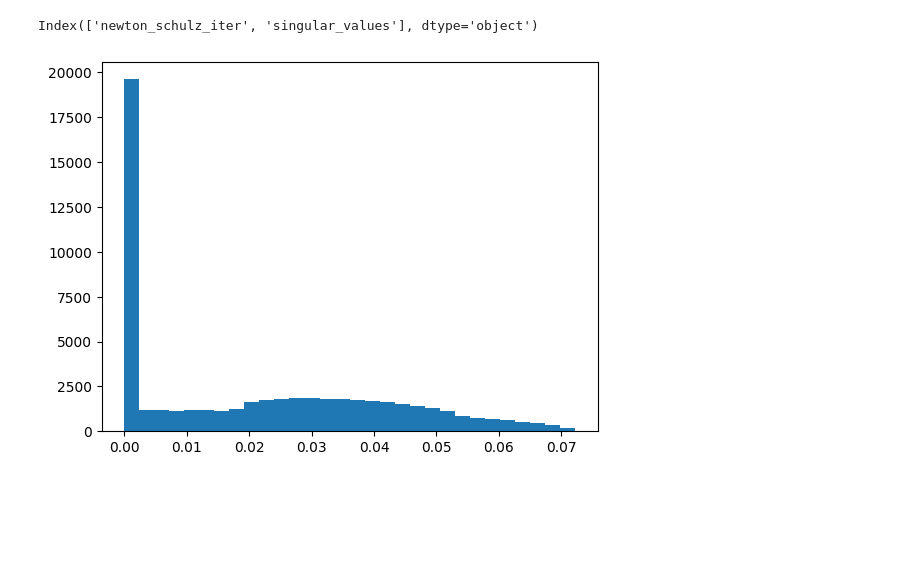
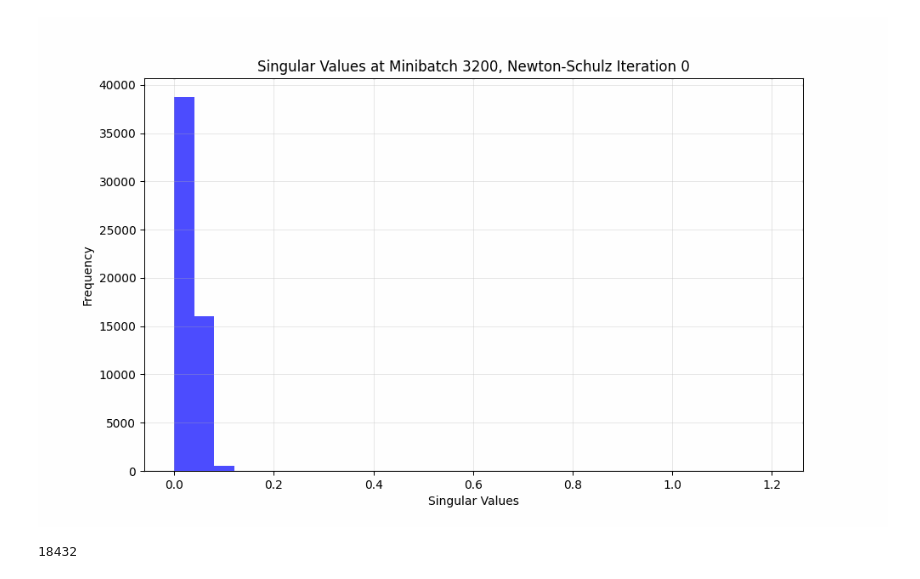
Before and after one commit to jeffreyscheng/modded-nanogpt, a Jupyter notebook: 1_viz_singular_values.ipynb, the cells around one changed output. Cells and saved outputs as stored; diff of their text form; code cells hidden in the pictures; blank space fills up the shorter version.

```diff
--- a/1_viz_singular_values.ipynb
+++ b/1_viz_singular_values.ipynb
@@ -6,0 +10,40 @@ import ast
+# %%
+def animate_singular_values(minibatch_idx, save_path='singular_values.gif', interval=200, bins=30):
+    df = pd.read_csv(f"logs/{run_id}/singular_values_at_step{minibatch_idx}.csv")
+    df['singular_values'] = df['singular_values'].apply(ast.literal_eval)
+
+    fig, ax = plt.subplots(figsize=(10, 6))
+
+    # Unpack lists and find global min/max
+    all_values = np.concatenate(df['singular_values'].values)
+    value_range = (float(np.min(all_values)), float(np.max(all_values)))
+
+    def update(i):
+        ax.clear()
+        current_data = np.concatenate(df[df['newton_schulz_iter'] == i]['singular_values'].values)
+
+        ax.hist(current_data, bins=bins,
+               range=value_range,
+               alpha=0.7, color='blue')
+
+        ax.set(xlabel='Singular Values',
+               ylabel='Frequency',
+               title=f'Singular Values at Minibatch {minibatch_idx}, Newton-Schulz Iteration {i}')
+        ax.grid(alpha=0.3)
+
+    anim = FuncAnimation(
+        fig,
+        update,
+        frames=int(df['newton_schulz_iter'].max()) + 1,
+        interval=interval
+    )
+
+    # Save as GIF
+    writer = PillowWriter(fps=1000/interval)  # Convert interval to fps
+    anim.save(f"{run_id}_{minibatch_idx}_singular_values.gif", writer=writer)
+    plt.close()
+
+    return anim
+
+# Usage:
+# animate_singular_values(df0, save_path='my_animation.gif', interval=500)
@@ -7,14 +60,12 @@ import ast
+# %%
+animate_singular_values(minibatch_idx=3200)
+display(Image(f"{run_id}_3200_singular_values.gif"))
+# %% [output]
+[figure, added]
 # %%
-run_id = "3ce1d440-8ff2de36"
-
-df0 = pd.read_csv(f"logs/{run_id}/singular_values_at_step0.csv")
-df0['singular_values'] = df0['singular_values'].apply(ast.literal_eval)
+df = pd.read_csv(f"logs/{run_id}/singular_values_at_step0.csv")
+df['singular_values'] = df['singular_values'].apply(ast.literal_eval)
+singular_values_at_step9 = df.loc[df['newton_schulz_iter'] == 0]['singular_values'].tolist()[0]
+len([x for x in singular_values_at_step9 if x == 0.0])
+# %% [output]
+18432
-# %%
-df0.columns
-# %% [output]
-Index(['newton_schulz_iter', 'singular_values'], dtype='object')
-# %%
-plt.hist(df0.loc[df0['newton_schulz_iter']==0, "singular_values"], bins=30)
-plt.show()
-# %% [output]
-[figure, removed]
```
Also changed, not shown: parts of 11 cells of this notebook, 3 other files.
